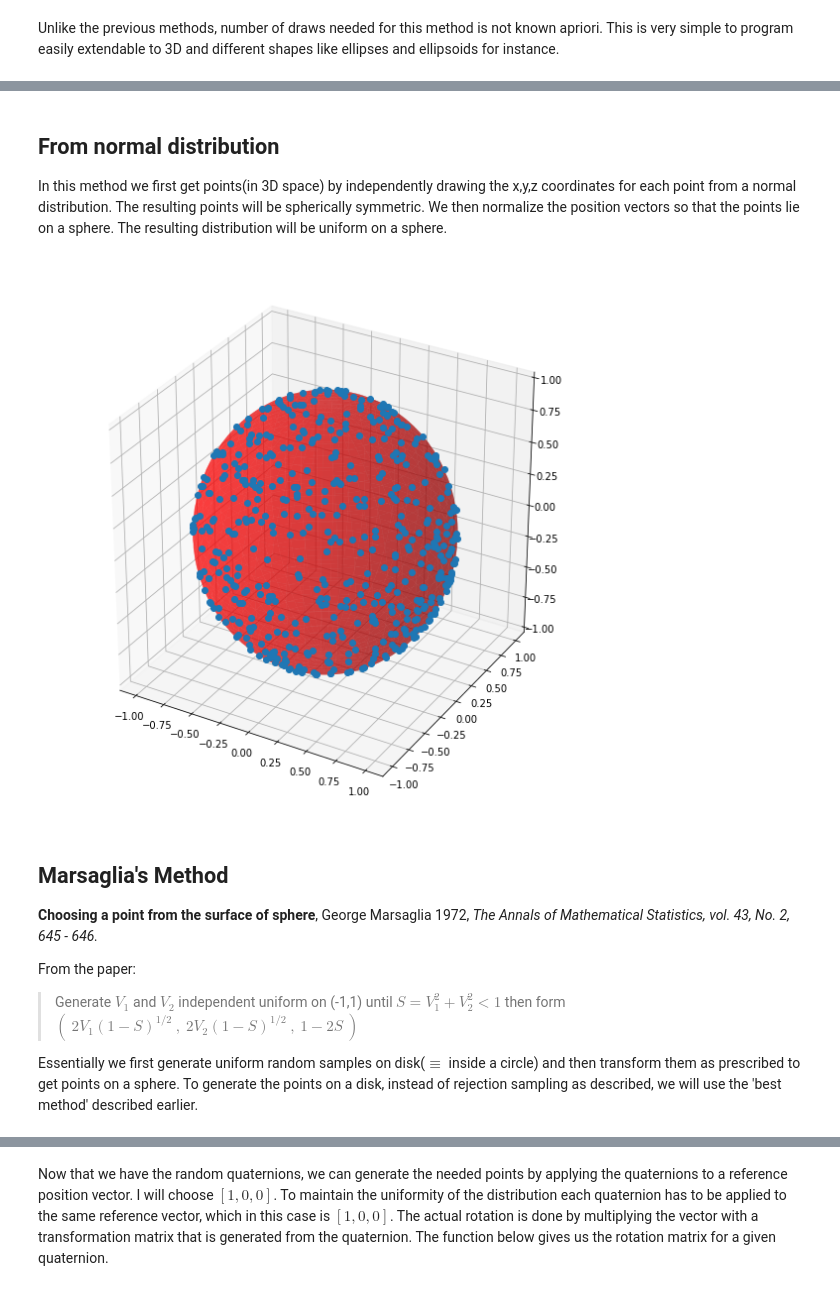
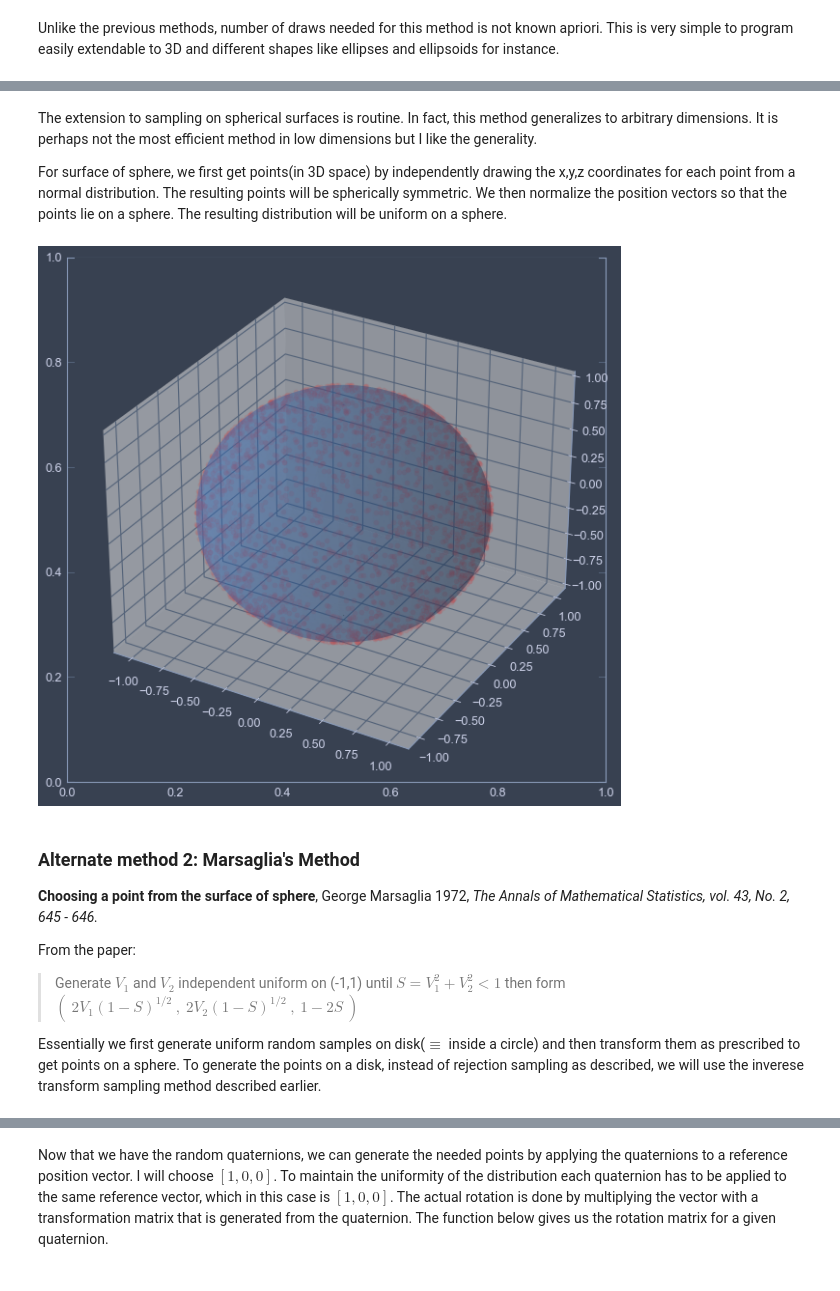
Before and after one commit to AbhilashReddyM/notebooks, a Jupyter notebook: random_sampling/Random Sampling.ipynb, the cells around one changed output, grey strips where cells are left out. Cells and saved outputs as stored; diff of their text form; code cells hidden in the pictures.

```diff
--- a/random_sampling/Random Sampling.ipynb
+++ b/random_sampling/Random Sampling.ipynb
@@ -208,35 +356,36 @@ collection=ax.plot_surface(x, y, z, color='r',alpha=0.5)
 # %% [markdown]
-## From normal distribution
-In this method we first get points(in 3D space) by independently drawing the x,y,z coordinates for each point from a normal distribution. The resulting points will be spherically symmetric. We then normalize the position vectors so that the points lie on a sphere. The resulting distribution will be uniform on a sphere.
+The extension to sampling on spherical surfaces is routine. In fact, this method generalizes to arbitrary dimensions. It is perhaps not the most efficient method in low dimensions but I like the generality.
+
+For surface of sphere, we first get points(in 3D space) by independently drawing the x,y,z coordinates for each point from a normal distribution. The resulting points will be spherically symmetric. We then normalize the position vectors so that the points lie on a sphere. The resulting distribution will be uniform on a sphere.
 # %%
+N=2000
 pts=standard_normal(size=[N,3])          #get 3 N-length values
 pts/=np.sqrt(np.sum(pts**2,axis=-1)[:,np.newaxis])   #normalize: v=v/|v|
 
 fig,ax=plt.subplots(figsize=(10,10))
 ax = plt.axes(projection='3d')
-ax.plot(pts[:,0],pts[:,1],pts[:,2],'o')
-ax.set_aspect('equal')
+ax.plot(pts[:,0],pts[:,1],pts[:,2],'ro', alpha=0.2, mec='none')
 
 # For Visualization, make spherical surface
 u = np.linspace(0, 2 * np.pi, 100)
 v = np.linspace(0, np.pi, 100)
 x =  np.outer(np.cos(u), np.sin(v))
 y =  np.outer(np.sin(u), np.sin(v))
 z =  np.outer(np.ones(np.size(u)), np.cos(v))
 
 # Plot the surface
-collection=ax.plot_surface(x, y, z, color='r',alpha=0.5)
+collection=ax.plot_surface(x, y, z,alpha=0.25)
 # %% [output]
-[figure, old version]
+[figure, new version]
 # %% [markdown]
-## Marsaglia's Method
+### Alternate method 2: Marsaglia's Method
 
 **Choosing a point from the surface of sphere**, George Marsaglia 1972, *The Annals of Mathematical Statistics, vol. 43, No. 2, 645 - 646.*
 
 From the paper:
 >Generate $V_1$ and $V_2$ independent uniform on (-1,1) until $S= V_1^2+ V_2^2<1$ then form $(~2V_1(1-S)^{1/2}~,~2V_2(1-S)^{1/2}~,~1-2S~)$
 
-Essentially we first generate uniform random samples on disk($\equiv$ inside a circle) and then transform them as prescribed to get points on a sphere. To generate the points on a disk, instead of rejection sampling as described, we will use the 'best method' described earlier.
+Essentially we first generate uniform random samples on disk($\equiv$ inside a circle) and then transform them as prescribed to get points on a sphere. To generate the points on a disk, instead of rejection sampling as described, we will use the inverese transform sampling method described earlier.
 # %%
 N=500
 r     = np.sqrt(uniform(0.0,1.0,N))
```
Also changed, not shown: parts of 48 cells of this notebook, 1 other file.
